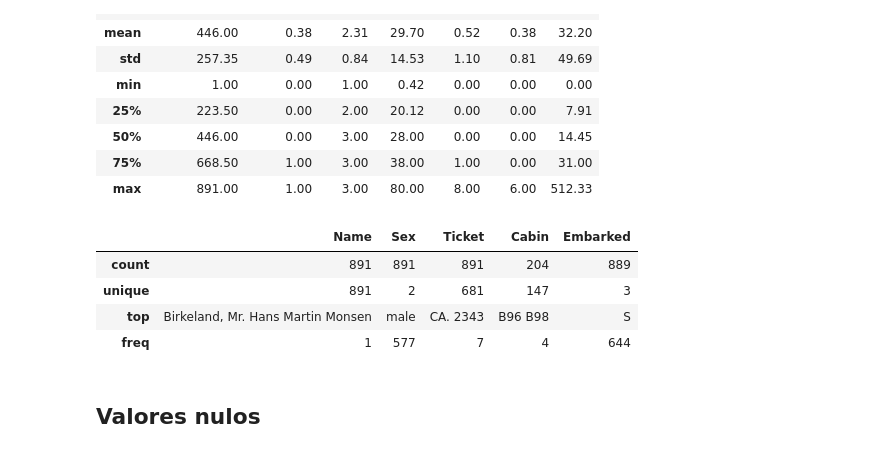
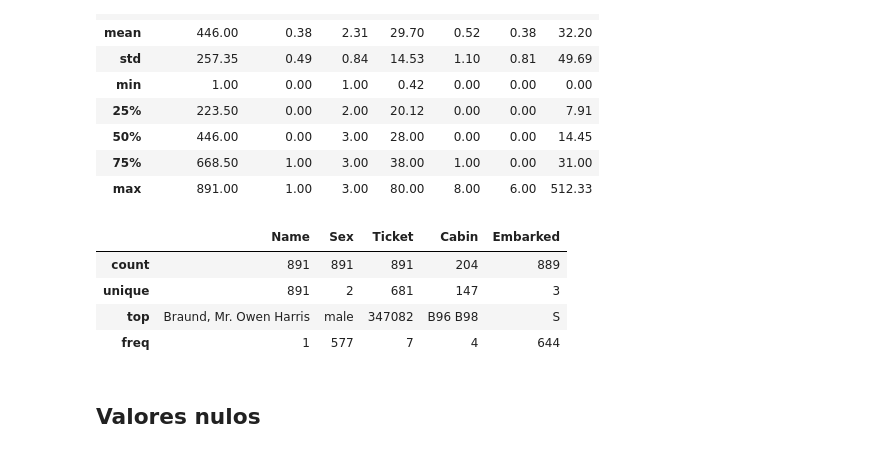
Before and after one commit to onemarcos/Tera-Jupyter-Notebook, a Jupyter notebook: EDA - Análise Exploratória De Dados/Desafio/EDA_ttn_no_code.ipynb, the cells around one changed output. Saved outputs shown, nothing was run; the diff lists cells and outputs as text; code cells hidden in the pictures.

```diff
--- a/EDA - Análise Exploratória De Dados/Desafio/EDA_ttn_no_code.ipynb
+++ b/EDA - Análise Exploratória De Dados/Desafio/EDA_ttn_no_code.ipynb
@@ -10,6 +10,7 @@ import warnings
 warnings.filterwarnings('ignore')
 # %%
 #leia o arquivo csv, tranforme em um DataFrame e armazene em uma variável (ttn):
+ttn = pd.read_csv('train.csv')
 # %% [markdown]
 ## First Contact
 # %%
@@ -74,11 +80,12 @@ memory usage: 83.7+ KB
 | max | 891.00 | 1.00 | 3.00 | 80.00 | 8.00 | 6.00 | 512.33 |
 # %%
 #obtenha uma descrição dos dados categóricos
+ttn.describe(include=np.object)
 # %% [output]
 |  | Name | Sex | Ticket | Cabin | Embarked |
 | count | 891 | 891 | 891 | 204 | 889 |
 | unique | 891 | 2 | 681 | 147 | 3 |
-| top | Birkeland, Mr. Hans Martin Monsen | male | CA. 2343 | B96 B98 | S |
+| top | Braund, Mr. Owen Harris | male | 347082 | B96 B98 | S |
 | freq | 1 | 577 | 7 | 4 | 644 |
 # %% [markdown]
 ## Valores nulos
```
Also changed, not shown: parts of 6 cells of this notebook, 1 other file.
